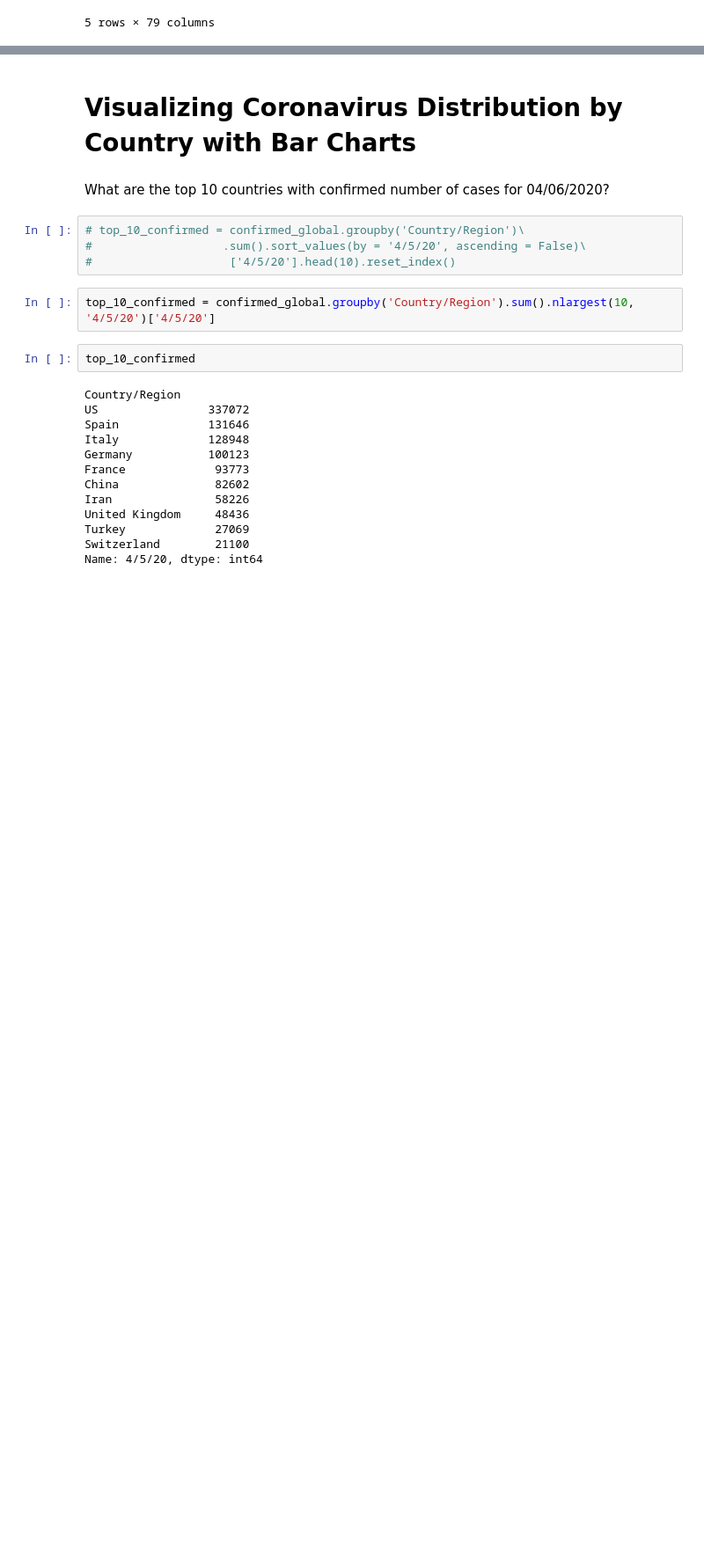
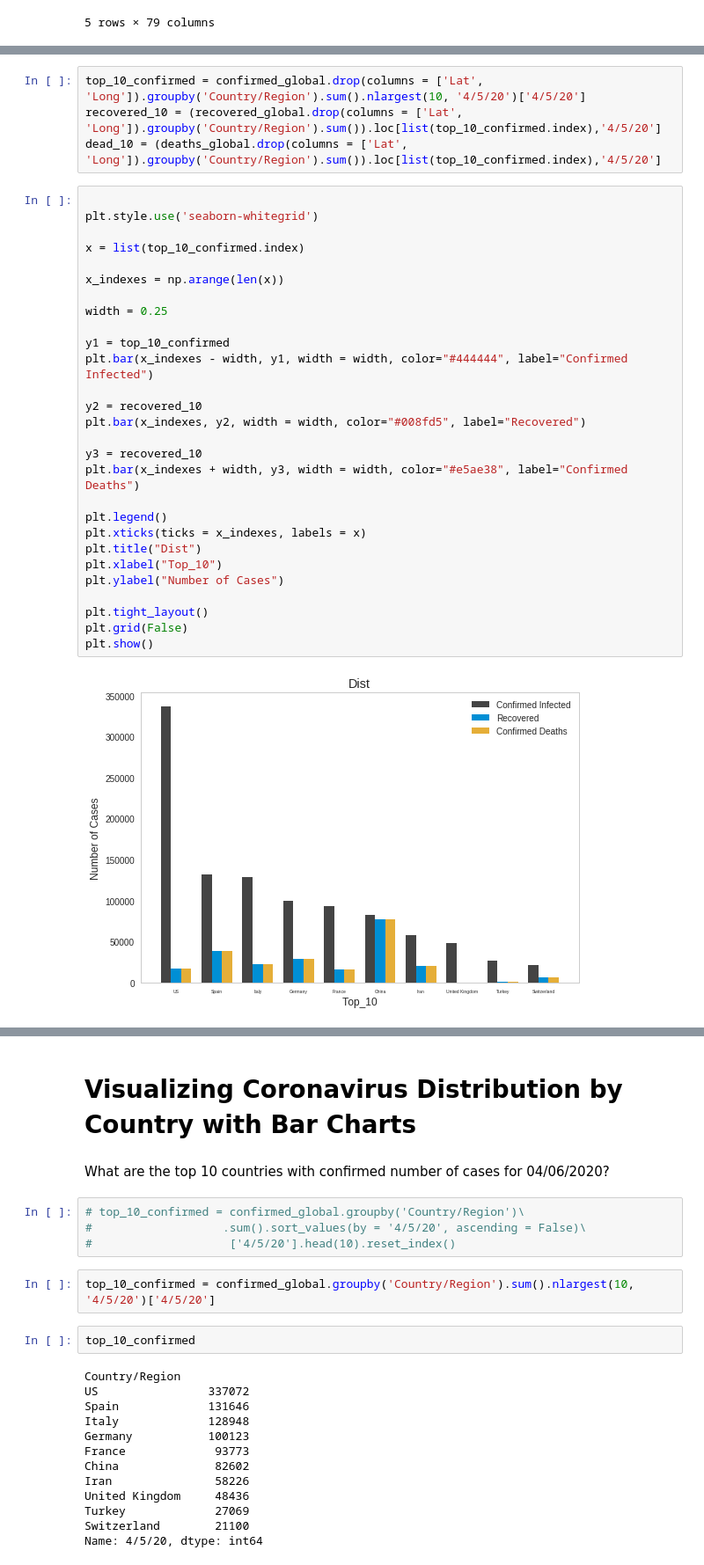
Before and after one commit to VHTATAH/COVID-19, a Jupyter notebook: covid-19.ipynb, the cells around one changed output, grey strips where cells are left out. Shown: that part at 88% size. Cells and saved outputs as stored; diff of their text form; blank space fills up the shorter version.

```diff
--- a/covid-19.ipynb
+++ b/covid-19.ipynb
@@ -44,0 +49,34 @@ recovered_global.head()
+# %%
+top_10_confirmed = confirmed_global.drop(columns = ['Lat', 'Long']).groupby('Country/Region').sum().nlargest(10, '4/5/20')['4/5/20']
+recovered_10 = (recovered_global.drop(columns = ['Lat', 'Long']).groupby('Country/Region').sum()).loc[list(top_10_confirmed.index),'4/5/20']
+dead_10 = (deaths_global.drop(columns = ['Lat', 'Long']).groupby('Country/Region').sum()).loc[list(top_10_confirmed.index),'4/5/20']
+# %%
+
+plt.style.use('seaborn-whitegrid')
+
+x = list(top_10_confirmed.index)
+
+x_indexes = np.arange(len(x))
+
+width = 0.25
+
+y1 = top_10_confirmed
+plt.bar(x_indexes - width, y1, width = width, color="#444444", label="Confirmed Infected")
+
+y2 = recovered_10
+plt.bar(x_indexes, y2, width = width, color="#008fd5", label="Recovered")
+
+y3 = recovered_10
+plt.bar(x_indexes + width, y3, width = width, color="#e5ae38", label="Confirmed Deaths")
+
+plt.legend()
+plt.xticks(ticks = x_indexes, labels = x)
+plt.title("Dist")
+plt.xlabel("Top_10")
+plt.ylabel("Number of Cases")
+
+plt.tight_layout()
+plt.grid(False)
+plt.show()
+# %% [output]
+[figure, added]
```
Also changed, not shown: parts of 15 cells of this notebook.
